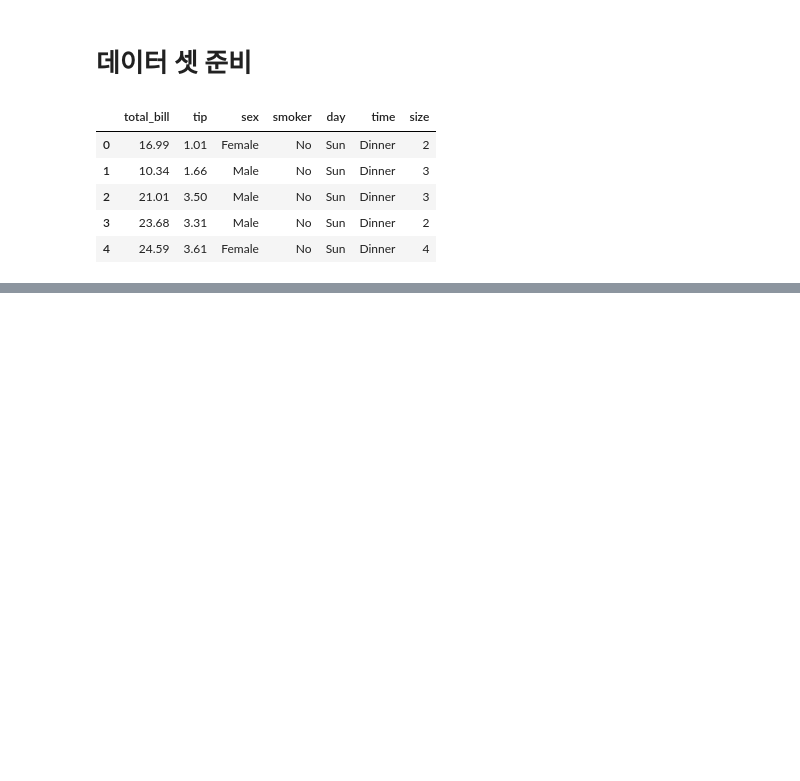
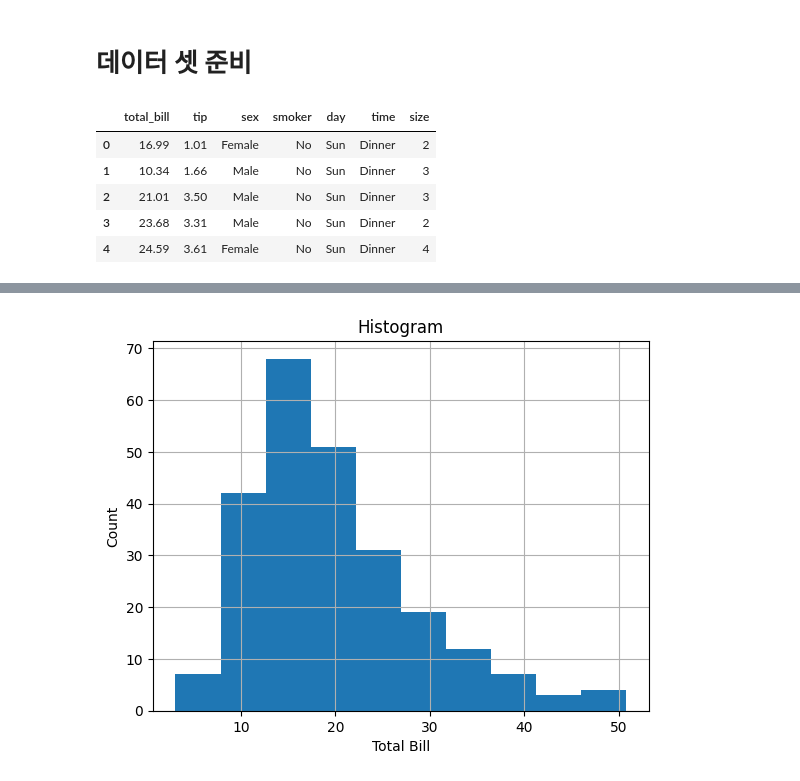
Before and after one commit to baesaa0304/StudyIT, a Jupyter notebook: py16_matplotlib.ipynb, the cells around one changed output, grey strips where cells are left out. Saved outputs shown, nothing was run; the diff lists cells and outputs as text; code cells hidden in the pictures; blank space fills up the shorter version.

```diff
--- a/py16_matplotlib.ipynb
+++ b/py16_matplotlib.ipynb
@@ -90,0 +48,21 @@ plt.show()
+# %%
+# 1. figure 객체 생성
+figure = plt.figure()
+
+# 2. 생성된 figure 객체에 subplot(axis)을 추가
+# axis = figure.add_subplot(1, 1, 1)  # row, column, index
+axis = figure.add_subplot(111)
+
+# 3. subplot에 그래프 종류를 선택해서 그림
+axis.hist(x=tips['total_bill'])
+
+# 4. 그래프의 옵션 설정
+axis.set_xlabel('Total Bill')
+axis.set_ylabel('Count')
+axis.set_title('Histogram')
+axis.grid()
+
+# 5. 그래프 보여주기
+plt.show()
+# %% [output]
+[figure, added]
```
Also changed, not shown: parts of 58 cells of this notebook.
